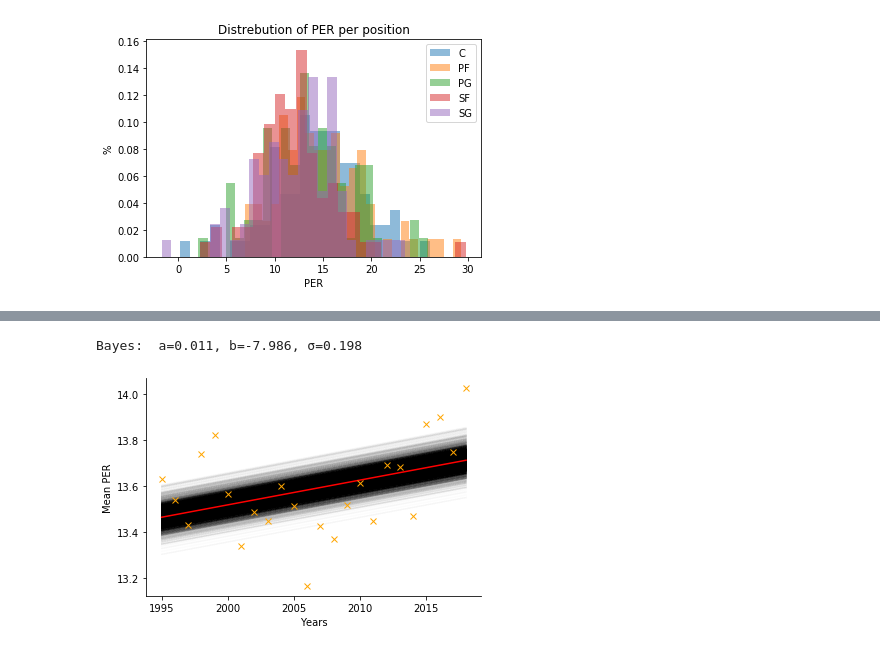
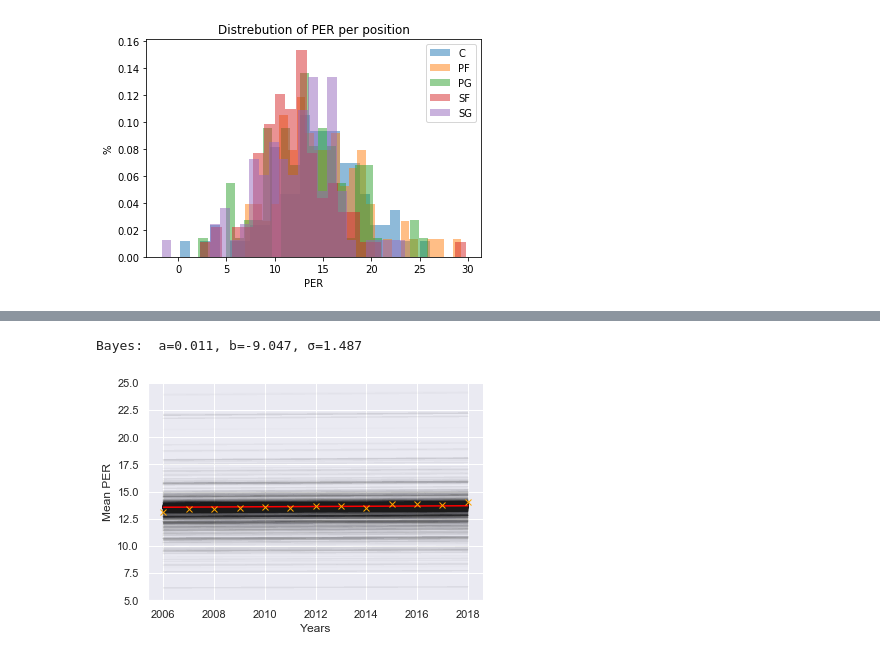
Before and after one commit to guygozlan/SciComPy_NBA, a Jupyter notebook: NBA.ipynb, the cells around one changed output, grey strips where cells are left out. Drawn from its saved outputs; the diff is of its cells as text; code cells hidden in the pictures.

Commit message:
plots for normal dist

```diff
--- a/NBA.ipynb
+++ b/NBA.ipynb
@@ -21,6 +21,12 @@ import requests
 # from nba_api.stats import endpoints
 from matplotlib import pyplot as plt
 from bs4 import BeautifulSoup
+# %%
+import scipy
+import emcee
+import seaborn as sns
+sns.set()
+current_palette = sns.color_palette()
 # %%
 # Inputs:
 year = 2014
@@ -220,5 +284,5 @@ plt.show()
 # %%
-years_range=(1995,2019)
+years_range=(2006,2019)
 # %%
 columns_to_convert = ['Age','G','MP','PER','TS%','3PAr','FTr','ORB%','DRB%','TRB%','AST%','STL%','BLK%',
                     'TOV%','USG%','OWS' ,'DWS','WS','WS/48','OBPM','DBPM','BPM','VORP']
@@ -283,6 +339,6 @@ import seaborn as sns
 # %%
-a_prior = scipy.stats.norm(0.1, 0.2)
-b_prior = scipy.stats.norm(-8, 0.1)
+a_prior = scipy.stats.norm(5, 0.2)
+b_prior = scipy.stats.norm(-9, 0.1)
 σ_prior = scipy.stats.expon(0.1)
 
 def log_prior(θ):
@@ -329,29 +385,30 @@ samples = sampler.chain[:, nburn:, :].reshape((-1, ndim))
 # print("Normal: a={:.3f}, b={:.3f}".format(*θ_norm))
 print("Bayes:  a={:.3f}, b={:.3f}, σ={:.3f}".format(*θ_bayes))
 # %% [output]
-Bayes:  a=0.011, b=-7.986, σ=0.198
+Bayes:  a=0.011, b=-9.047, σ=1.487
 # %%
 #plt.plot(lin_func(range(*years_range,1), pars[0], pars[1]))
 
 for θi in samples:
     ai, bi, _ = θi
     yhat = ai * x + bi
     plt.plot(x, yhat, '-k', alpha=0.01)
 
 a, b, σ = θ_bayes
 yhat = a * x + b
 plt.plot(x, yhat, color='red')
 # comment out the next lines to get a predictive interval around the linear estimate
 # plt.plot(x, yhat+σ, color=red)
 # plt.plot(x, yhat-σ, color=red)
 
 plt.plot(range(*years_range,1), mean_per, 'x', color='orange')
+plt.ylim(5,25)
 
 plt.xlabel('Years')
 plt.ylabel('Mean PER')
 sns.despine()
 # %% [output]
-[figure, old version]
+[figure, new version]
 # %%
 #TODO: Try to fit diffrent lines
 # %%
```
Also changed, not shown: parts of 16 cells of this notebook.
